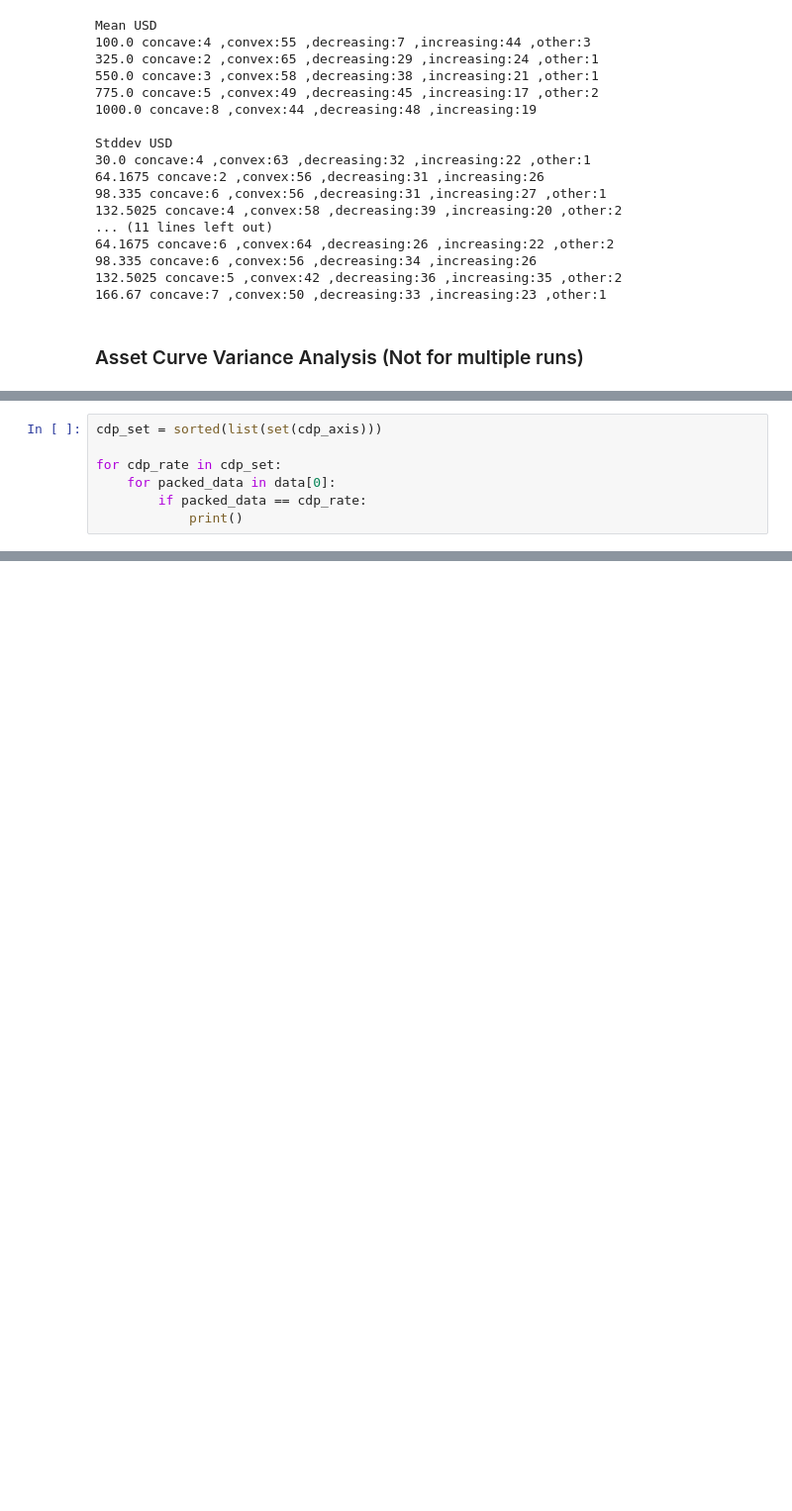
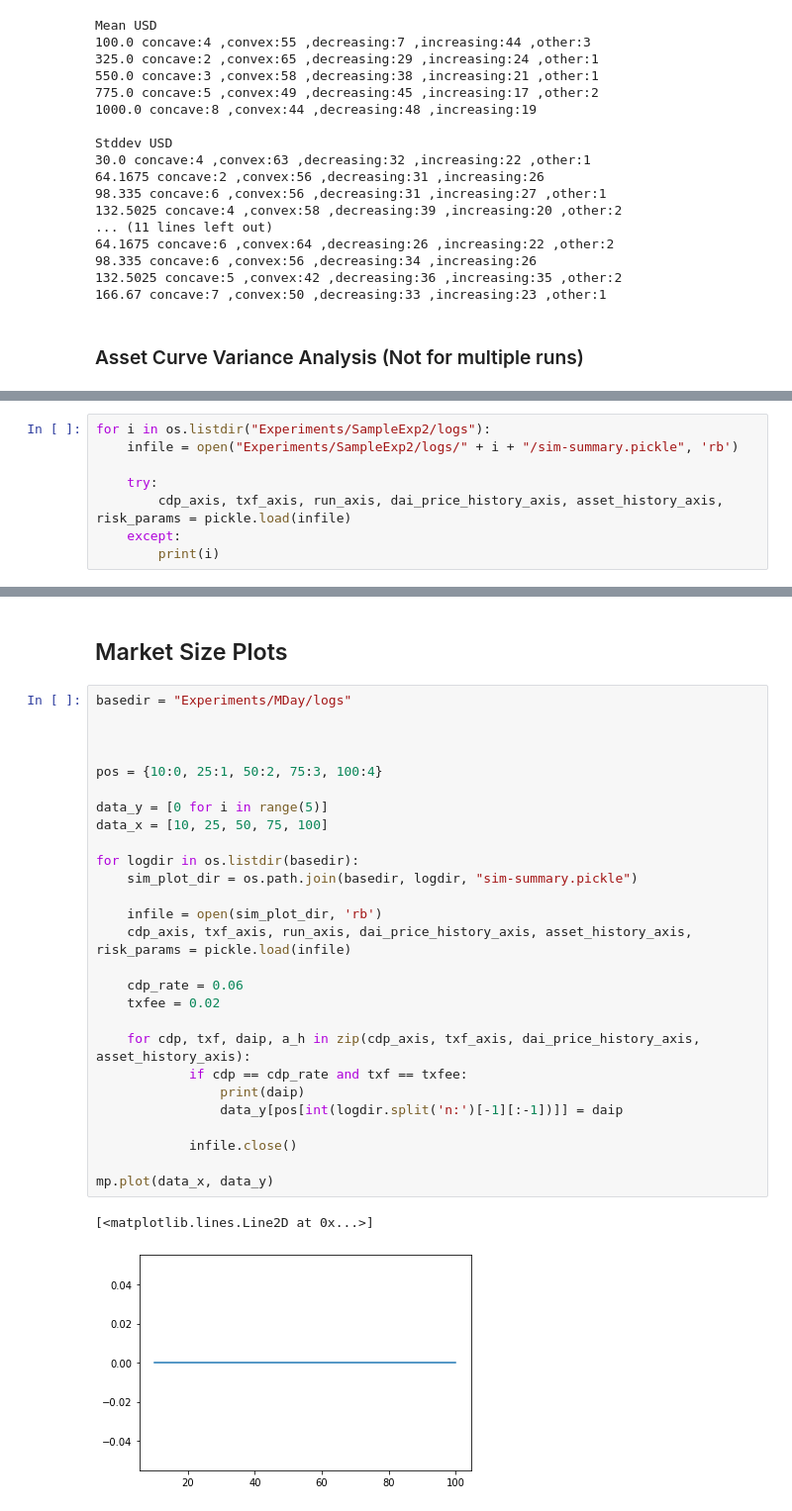
Before and after one commit to ANRGUSC/DAISIM, a Jupyter notebook: Trend-Analyzer.ipynb, the cells around one changed output, grey strips where cells are left out. Shown at 99% size. Saved outputs shown, nothing was run; the diff lists cells and outputs as text; blank space fills up the shorter version.

```diff
--- a/Trend-Analyzer.ipynb
+++ b/Trend-Analyzer.ipynb
@@ -282,7 +266,0 @@ infile.close()
-# %%
-cdp_set = sorted(list(set(cdp_axis)))
-
-for cdp_rate in cdp_set:
-    for packed_data in data[0]:
-        if packed_data == cdp_rate:
-            print()
@@ -326,0 +267,8 @@ txf_set
+# %%
+for i in os.listdir("Experiments/SampleExp2/logs"):
+    infile = open("Experiments/SampleExp2/logs/" + i + "/sim-summary.pickle", 'rb')
+
+    try:
+        cdp_axis, txf_axis, run_axis, dai_price_history_axis, asset_history_axis, risk_params = pickle.load(infile)
+    except:
+        print(i)
@@ -326,0 +319,32 @@ txf_set
+# %% [markdown]
+## Market Size Plots
+# %%
+basedir = "Experiments/MDay/logs"
+
+
+
+pos = {10:0, 25:1, 50:2, 75:3, 100:4}
+
+data_y = [0 for i in range(5)]
+data_x = [10, 25, 50, 75, 100]
+
+for logdir in os.listdir(basedir):
+    sim_plot_dir = os.path.join(basedir, logdir, "sim-summary.pickle")
+
+    infile = open(sim_plot_dir, 'rb')
+    cdp_axis, txf_axis, run_axis, dai_price_history_axis, asset_history_axis, risk_params = pickle.load(infile)
+
+    cdp_rate = 0.06
+    txfee = 0.02
+
+    for cdp, txf, daip, a_h in zip(cdp_axis, txf_axis, dai_price_history_axis, asset_history_axis):
+            if cdp == cdp_rate and txf == txfee:
+                print(daip)
+                data_y[pos[int(logdir.split('n:')[-1][:-1])]] = daip
+
+            infile.close()
+
+mp.plot(data_x, data_y)
+# %% [output]
+[<matplotlib.lines.Line2D at 0x...>]
+[figure, added]
```
Also changed, not shown: parts of 19 cells of this notebook, 6 other files.
